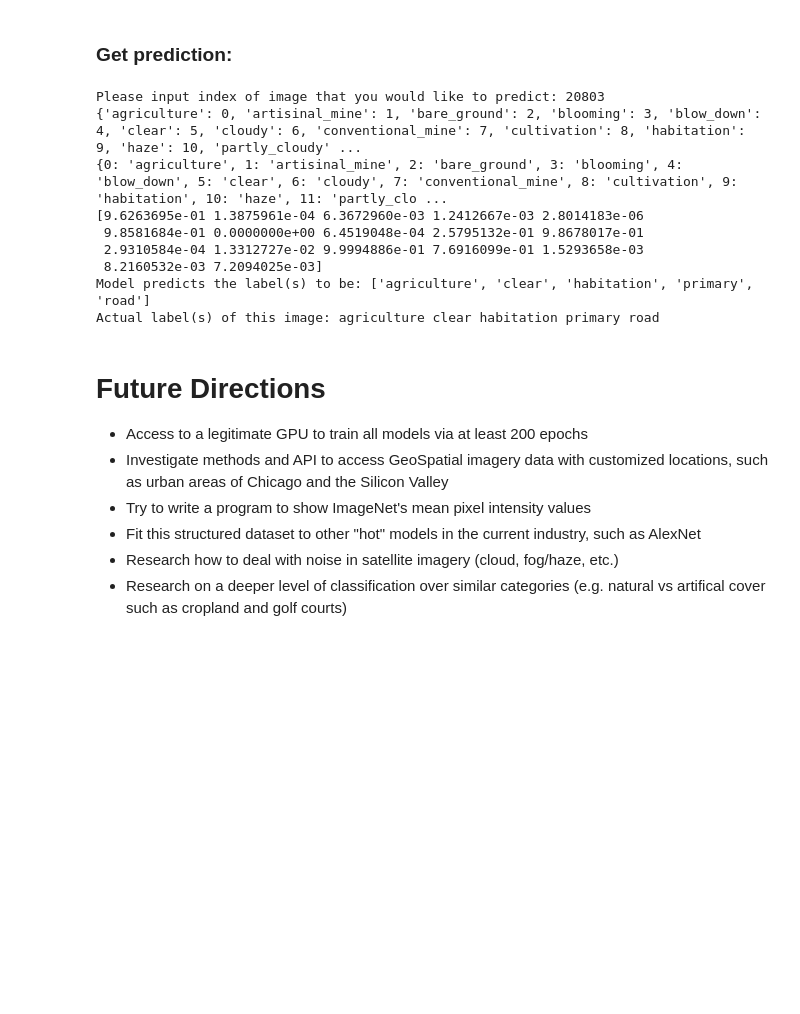
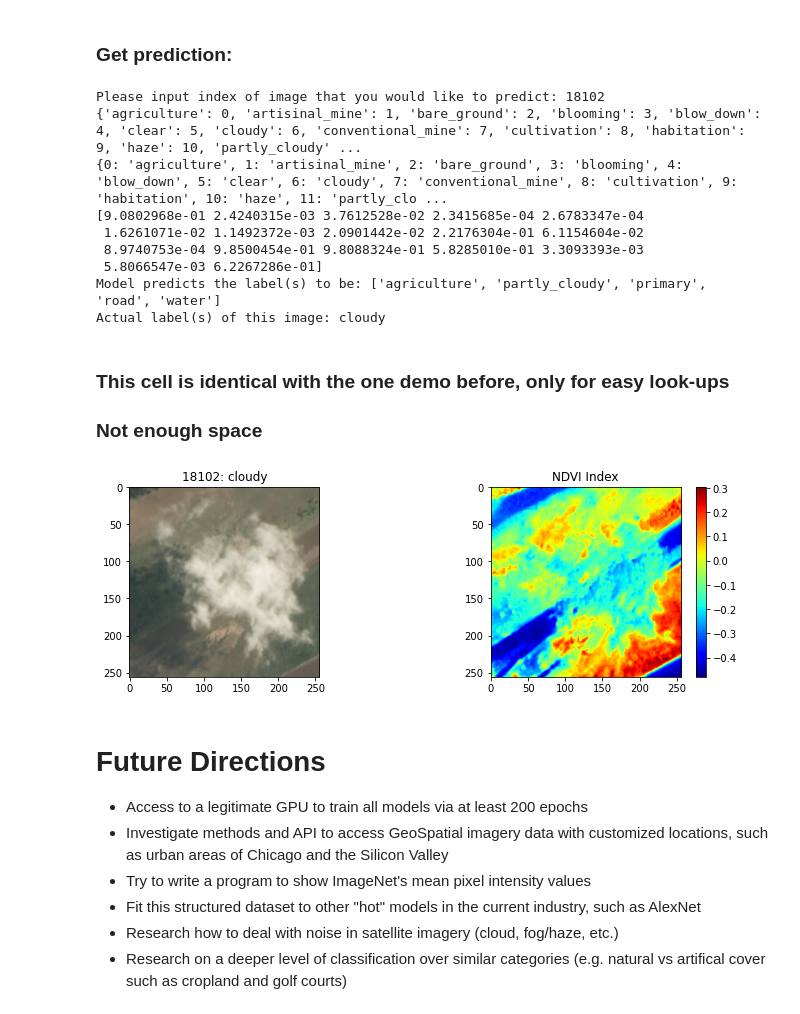
Before and after one commit to ZhiliWang/geospatial-imagery-ndvi, a Jupyter notebook: deep_earth.ipynb, the cells around one changed output. Drawn from its saved outputs; the diff is of its cells as text; code cells hidden in the pictures; blank space fills up the shorter version.

```diff
--- a/deep_earth.ipynb
+++ b/deep_earth.ipynb
@@ -330,10 +319,9 @@ def load_data_convert(path, file_mapping, tag_mapping):
     return x, y
 # %%
 #map_csv = pd.read_csv('/Users/zhiliwang/Documents/nu_dl/forest/data/train_v2.csv')
-map_csv = pd.read_csv('/content/drive/My Drive/dl_final_data//train_v2.csv')
+#map_csv = pd.read_csv('/content/drive/My Drive/dl_final_data/train_v2.csv')
 # map tags to integers, filenmae to tags
 tag_mapping, _ = create_tag_map(map_csv)
 file_map = create_file_map(map_csv)
-print(len(tag_mapping))
 print(tag_mapping)
 # %% [output]
@@ -961,8 +822,8 @@ def prediction_to_tags(inv_mapping, prediction):
 # %%
 #from keras.models import load_model
 idex = input("Please input index of image that you would like to predict: ")
-# local = read_csv('/Users/zhiliwang/Documents/nu_dl/forest/data/train_v2.csv')
-mapping_csv = read_csv('/content/drive/My Drive/dl_final_data/train_v2.csv')
+# local = pd.read_csv('/Users/zhiliwang/Documents/nu_dl/forest/data/train_v2.csv')
+mapping_csv = pd.read_csv('/content/drive/My Drive/dl_final_data/train_v2.csv')
 img_path = '/content/drive/My Drive/dl_final_data/train-jpg/train_{}.jpg'.format(idex)
 img = load_image(img_path)
 model = load_model('/content/drive/My Drive/final_model.h5')
@@ -975,22 +836,40 @@ print(model.predict(img)[0])
 print("Model predicts the label(s) to be: {}"\
       .format(prediction_to_tags(inv_mapping, model.predict(img)[0])))
 print("Actual label(s) of this image: {}".format(map_csv['tags'][int(idex)]))
-
-#3 perfect
-#18102 noisy
-#172 I am surprised that this is perfect
-#22599
-#24400
 # %% [output]
-Please input index of image that you would like to predict: 20803
+Please input index of image that you would like to predict: 18102
 {'agriculture': 0, 'artisinal_mine': 1, 'bare_ground': 2, 'blooming': 3, 'blow_down': 4, 'clear': 5, 'cloudy': 6, 'conventional_mine': 7, 'cultivation': 8, 'habitation': 9, 'haze': 10, 'partly_cloudy' ...
 {0: 'agriculture', 1: 'artisinal_mine', 2: 'bare_ground', 3: 'blooming', 4: 'blow_down', 5: 'clear', 6: 'cloudy', 7: 'conventional_mine', 8: 'cultivation', 9: 'habitation', 10: 'haze', 11: 'partly_clo ...
-[9.6263695e-01 1.3875961e-04 6.3672960e-03 1.2412667e-03 2.8014183e-06
- 9.8581684e-01 0.0000000e+00 6.4519048e-04 2.5795132e-01 9.8678017e-01
- 2.9310584e-04 1.3312727e-02 9.9994886e-01 7.6916099e-01 1.5293658e-03
- 8.2160532e-03 7.2094025e-03]
-Model predicts the label(s) to be: ['agriculture', 'clear', 'habitation', 'primary', 'road']
-Actual label(s) of this image: agriculture clear habitation primary road
+[9.0802968e-01 2.4240315e-03 3.7612528e-02 2.3415685e-04 2.6783347e-04
+ 1.6261071e-02 1.1492372e-03 2.0901442e-02 2.2176304e-01 6.1154604e-02
+ 8.9740753e-04 9.8500454e-01 9.8088324e-01 5.8285010e-01 3.3093393e-03
+ 5.8066547e-03 6.2267286e-01]
+Model predicts the label(s) to be: ['agriculture', 'partly_cloudy', 'primary', 'road', 'water']
+Actual label(s) of this image: cloudy
+# %% [markdown]
+<h3>This cell is identical with the one demo before, only for easy look-ups</h3>
+<h3>Not enough space
+# %%
+share_dex = "18102" # we only uploaded 1-9 and 18102, 172, 2170, 24400, 22599, 23498, 19903, 13601, 20803
+man_tif_path = '/content/drive/My Drive/dl_final_data/train-tif-v2/train_{}.tif'.format(share_dex)
+manual_path = '/content/drive/My Drive/dl_final_data/train-jpg/train_{}.jpg'.format(share_dex)
+img = io.imread(man_tif_path) / io.imread(man_tif_path).max()
+ndvis = (img[:,:,3] - img[:,:,0])/((img[:,:,3] + img[:,:,0]))
+
+man_tif_dex = man_tif_path.split("train_")[1].split('.')[0]
+plt.figure(figsize=(12,3.5))
+plt.subplot(121)
+dex = manual_path.split("train_")[1].split('.')[0]
+plt.imshow(plt.imread(manual_path))
+plt.title("{}: {}".format(dex, map_csv['tags'][int(dex)]))
+
+plt.subplot(122)
+plt.title('NDVI Index')
+plt.imshow(ndvis, cmap='jet')
+plt.colorbar()
+plt.show()
+# %% [output]
+[figure, added]
 # %% [markdown]
 <h1> Future Directions </h1>
 
```
Also changed, not shown: parts of 27 cells of this notebook, 2 other files.
